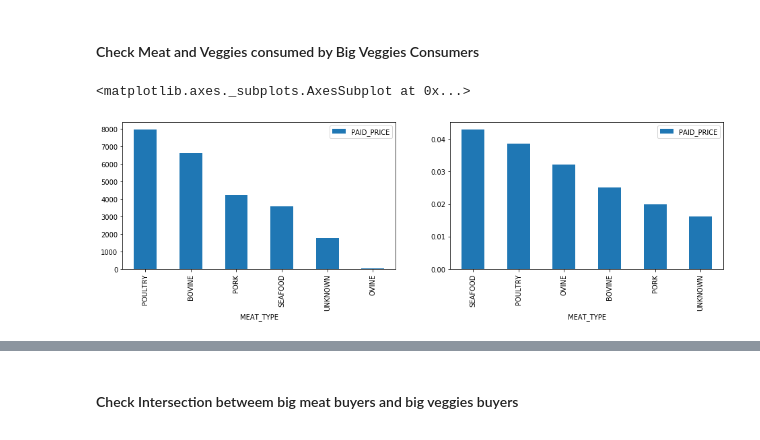
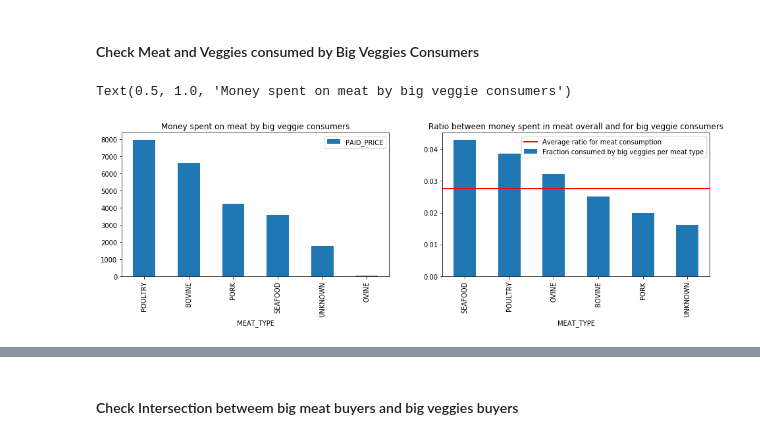
Before and after one commit to BenjaminEngelman/ADA-Project, a Jupyter notebook: bigMeatVSbigVeggies.ipynb, the cells around one changed output, grey strips where cells are left out. Cells and saved outputs as stored; diff of their text form; code cells hidden in the pictures.

```diff
--- a/bigMeatVSbigVeggies.ipynb
+++ b/bigMeatVSbigVeggies.ipynb
@@ -77,23 +85,29 @@ Percentage of total money spent on meat 38.26 and on vegetables 5.92 for big mea
 # %%
 # Get big veggies consumers transactions and households IDs
 most_veggie_buyers, most_veggie_consumers_transactions = get_transactions(spent_by_household.ratio_spent_for_veggies, quantile=0.95)
 
 # Select only transactions for pure meat producs
 most_veggie_consumers_meat_transactions = pd.merge(most_veggie_consumers_transactions,df_pure_meat, on = "PRODUCT_ID", how = "inner")
 # Compute sum of paid price
 most_veggie_consumers_meat_type = most_veggie_consumers_meat_transactions.groupby("MEAT_TYPE").\
     agg({"PAID_PRICE" : sum})
 # Compute Ratio spent per meat type
 ratio_meat = most_veggie_consumers_meat_type.copy()
 ratio_meat.PAID_PRICE = ratio_meat.PAID_PRICE/pure_meat_transactions_type.PAID_PRICE
-
+ratio = sum(most_veggie_consumers_meat_type.PAID_PRICE)/sum(pure_meat_transactions_type.PAID_PRICE)
+ratio_meat.rename(columns={'PAID_PRICE':'Fraction consumed by big veggies per meat type'},
+                 inplace=True)
 # Plot
 fig, axes = plt.subplots(nrows=1, ncols=2, figsize=(16,4))
-ratio_meat.sort_values(by = 'PAID_PRICE',ascending = False).plot.bar(ax = axes[1])
+ratio_meat.sort_values(by = 'Fraction consumed by big veggies per meat type',ascending = False).plot.bar(ax = axes[1])
 most_veggie_consumers_meat_type.sort_values(by = 'PAID_PRICE',ascending = False).plot.bar(ax = axes[0])
+axes[1].axhline(y=ratio,linewidth=2, color='red', label = 'Average ratio for meat consumption')
+axes[1].legend()
+axes[1].set_title('Ratio between money spent in meat overall and for big veggie consumers')
+axes[0].set_title('Money spent on meat by big veggie consumers')
 # %% [output]
-<matplotlib.axes._subplots.AxesSubplot at 0x...>
+Text(0.5, 1.0, 'Money spent on meat by big veggie consumers')
-[figure, old version]
+[figure, new version]
 # %%
 # Select only transactions of Big veggies consumers for Veggies meat producs
 most_veggie_consumers_veggie = pd.merge(most_veggie_consumers_transactions,df_veggies_prducts, on = "PRODUCT_ID", how = "inner")
```
Also changed, not shown: parts of 7 cells of this notebook.
